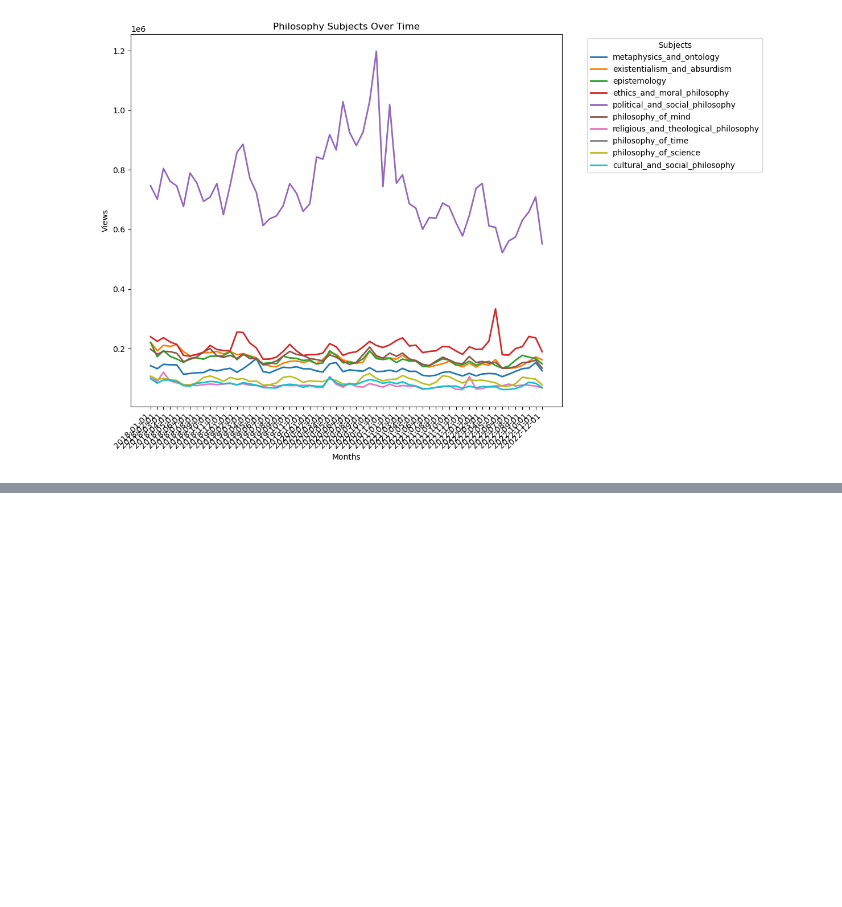
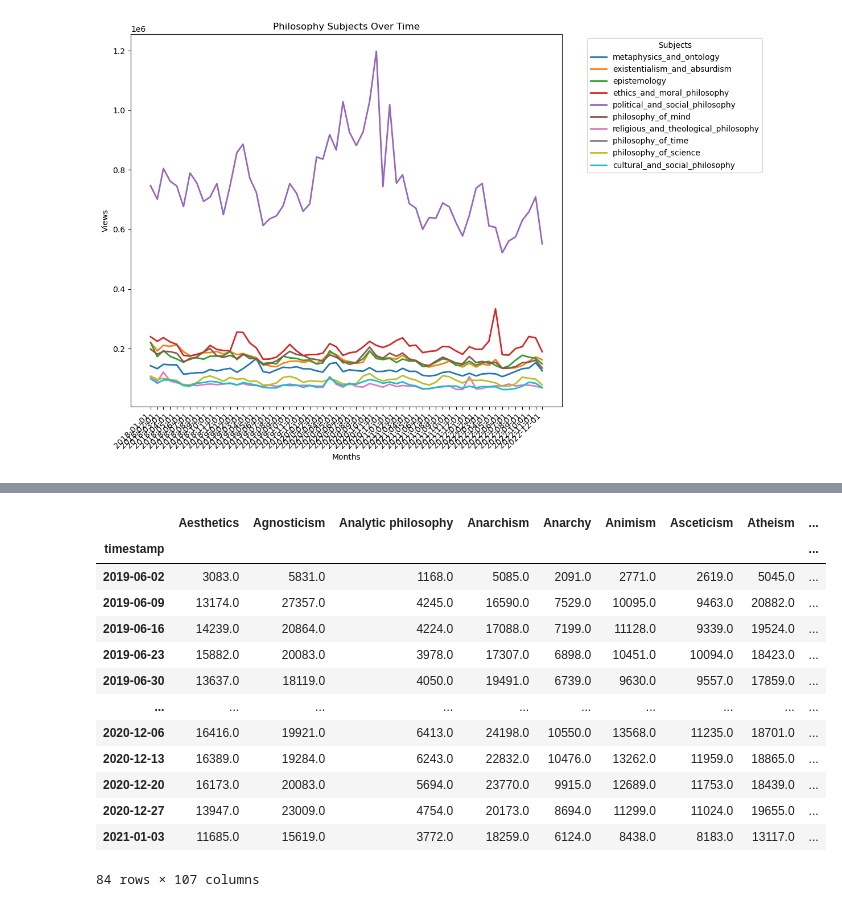
Before and after one commit to epfl-ada/ada-2023-project-mandarinecorp, a Jupyter notebook: trendsenglish.ipynb, the cells around one changed output, grey strips where cells are left out. Drawn from its saved outputs; the diff is of its cells as text; code cells hidden in the pictures; blank space fills up the shorter version.

```diff
--- a/trendsenglish.ipynb
+++ b/trendsenglish.ipynb
@@ -110,0 +111,2 @@ fig = res_after.plot()
+# %%
+weekly_views = views.groupby(pd.Grouper(key='timestamp', freq='W')).sum()
@@ -111,2 +131,19 @@ fig = res_after.plot()
+# %%
+display(weekly_views)
+# %% [output]
+|  | Aesthetics | Agnosticism | Analytic philosophy | Anarchism | Anarchy | Animism | Asceticism | Atheism | ... |
+| timestamp |  |  |  |  |  |  |  |  | ... |
+| 2019-06-02 | 3083.0 | 5831.0 | 1168.0 | 5085.0 | 2091.0 | 2771.0 | 2619.0 | 5045.0 | ... |
+| 2019-06-09 | 13174.0 | 27357.0 | 4245.0 | 16590.0 | 7529.0 | 10095.0 | 9463.0 | 20882.0 | ... |
+| 2019-06-16 | 14239.0 | 20864.0 | 4224.0 | 17088.0 | 7199.0 | 11128.0 | 9339.0 | 19524.0 | ... |
+| 2019-06-23 | 15882.0 | 20083.0 | 3978.0 | 17307.0 | 6898.0 | 10451.0 | 10094.0 | 18423.0 | ... |
+| 2019-06-30 | 13637.0 | 18119.0 | 4050.0 | 19491.0 | 6739.0 | 9630.0 | 9557.0 | 17859.0 | ... |
+| ... | ... | ... | ... | ... | ... | ... | ... | ... | ... |
+| 2020-12-06 | 16416.0 | 19921.0 | 6413.0 | 24198.0 | 10550.0 | 13568.0 | 11235.0 | 18701.0 | ... |
+| 2020-12-13 | 16389.0 | 19284.0 | 6243.0 | 22832.0 | 10476.0 | 13262.0 | 11959.0 | 18865.0 | ... |
+| 2020-12-20 | 16173.0 | 20083.0 | 5694.0 | 23770.0 | 9915.0 | 12689.0 | 11753.0 | 18439.0 | ... |
+| 2020-12-27 | 13947.0 | 23009.0 | 4754.0 | 20173.0 | 8694.0 | 11299.0 | 11024.0 | 19655.0 | ... |
+| 2021-01-03 | 11685.0 | 15619.0 | 3772.0 | 18259.0 | 6124.0 | 8438.0 | 8183.0 | 13117.0 | ... |
+84 rows × 107 columns
 # %%
 from statsmodels.tsa.seasonal import seasonal_decompose
```
Also changed, not shown: parts of 5 cells of this notebook, 4 other files.
